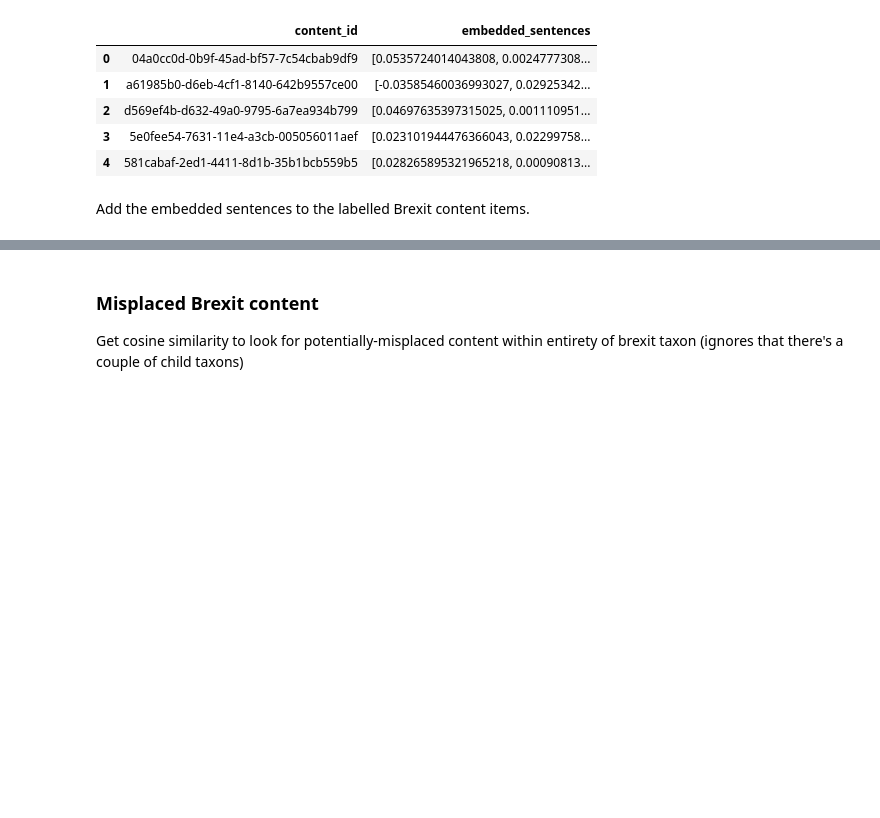
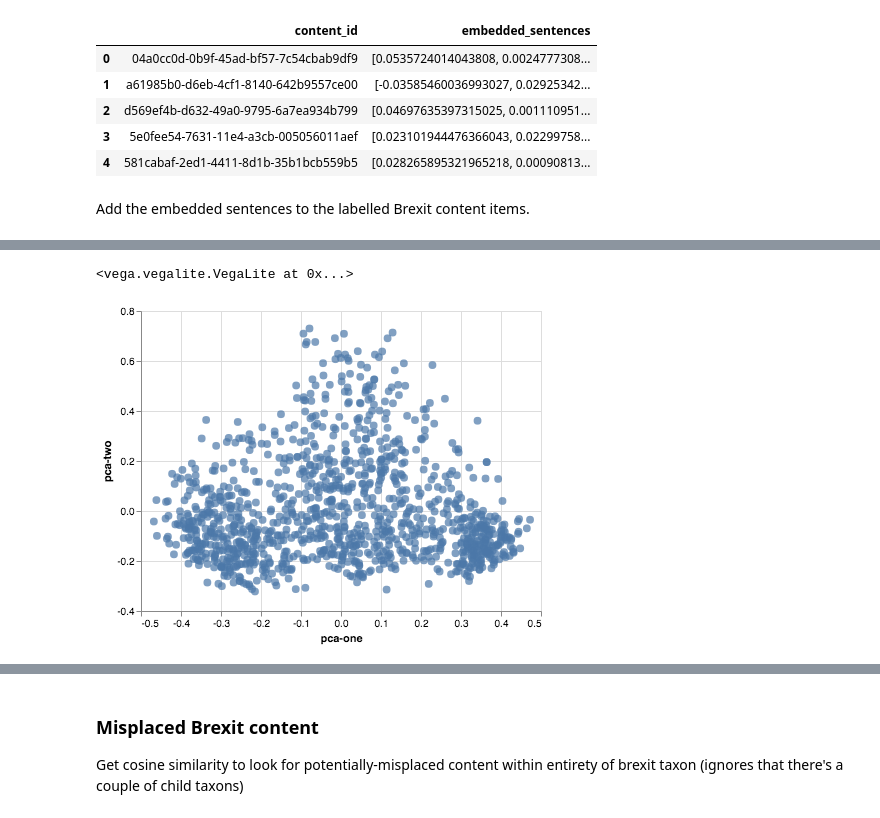
Before and after one commit to alphagov/content-similarity-models, a Jupyter notebook: google-universal-encoder/explore_misplaced_content.ipynb, the cells around one changed output, grey strips where cells are left out. Cells and saved outputs as stored; diff of their text form; code cells hidden in the pictures; blank space fills up the shorter version.

```diff
--- a/google-universal-encoder/explore_misplaced_content.ipynb
+++ b/google-universal-encoder/explore_misplaced_content.ipynb
@@ -679,0 +631,2 @@ brexit_tsne.save('brexit_tsne.html')
+# %%
+brexit_embeddings = embedded_sentences[labelled['taxon_id'] == 'd6c2de5d-ef90-45d1-82d4-5f2438369eea']
@@ -679,0 +653,5 @@ brexit_tsne.save('brexit_tsne.html')
+# %%
+pca_setup = PCA(n_components = 2)
+pca_brexit = pca_setup.fit_transform(brexit_embeddings)
+print('Explained variation per principal component: {}'.format(
+    pca_setup.explained_variance_ratio_))
@@ -679,0 +662,4 @@ brexit_tsne.save('brexit_tsne.html')
+# %%
+labelled_brexit = labelled[labelled['taxon_id'] == 'd6c2de5d-ef90-45d1-82d4-5f2438369eea'].copy()
+labelled_brexit['pca-one'] = pca_brexit[:,0]
+labelled_brexit['pca-two'] = pca_brexit[:,1]
@@ -679,0 +672,13 @@ brexit_tsne.save('brexit_tsne.html')
+# %%
+plot_brexit_pca = alt.Chart(
+    labelled_brexit[['pca-one', 'pca-two', 'title']]
+).mark_circle(size = 60).encode(
+    alt.X('pca-one:Q'),
+    alt.Y('pca-two:Q'),
+    tooltip=['title:N'],
+).interactive()
+
+plot_brexit_pca.display()
+# %% [output]
+<vega.vegalite.VegaLite at 0x...>
+[figure, added]
```
Also changed, not shown: parts of 51 cells of this notebook.
